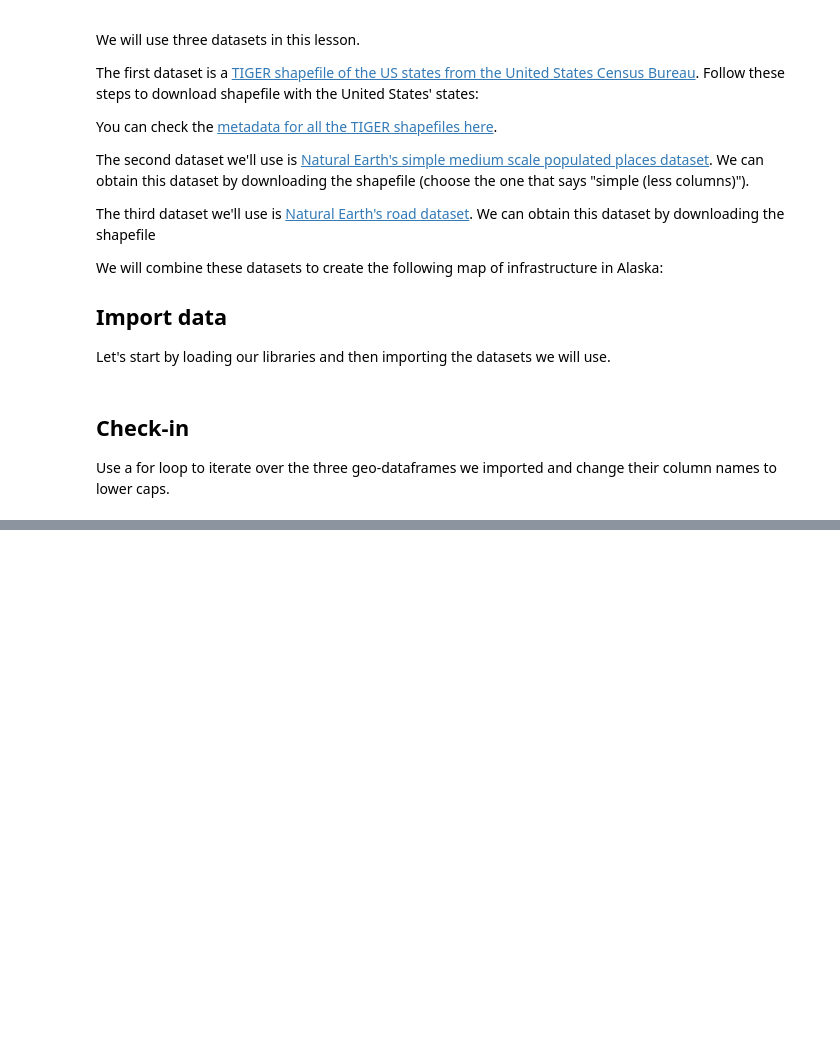
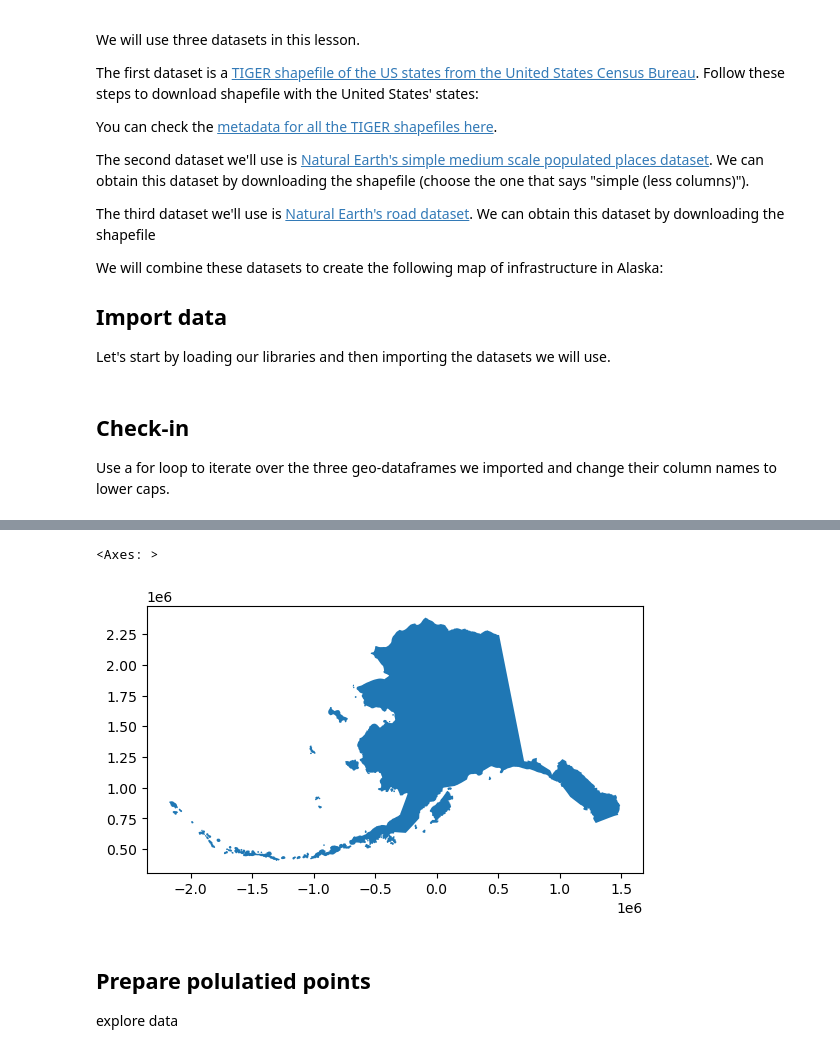
Before and after one commit to austinmartinez12/eds220-2025-in-class, a Jupyter notebook: week7/week7-clipping.ipynb, the cells around one changed output, grey strips where cells are left out. Saved outputs shown, nothing was run; the diff lists cells and outputs as text; code cells hidden in the pictures; blank space fills up the shorter version.

```diff
--- a/week7/week7-clipping.ipynb
+++ b/week7/week7-clipping.ipynb
@@ -58,0 +82,7 @@ for df in dfs:
+# %%
+# reproject to CRS optimized for alaska
+alaska = alaska.to_crs('epsg:3338')
+
+# Inspect the new CRS
+print('Is this CRS projected? ', alaska.crs.is_projected)
+alaska.crs
@@ -58,0 +105,8 @@ for df in dfs:
+# %%
+alaska.plot()
+# %% [output]
+<Axes: >
+[figure, added]
+# %% [markdown]
+## Prepare polulatied points
+explore data
```
Also changed, not shown: parts of 33 cells of this notebook.
